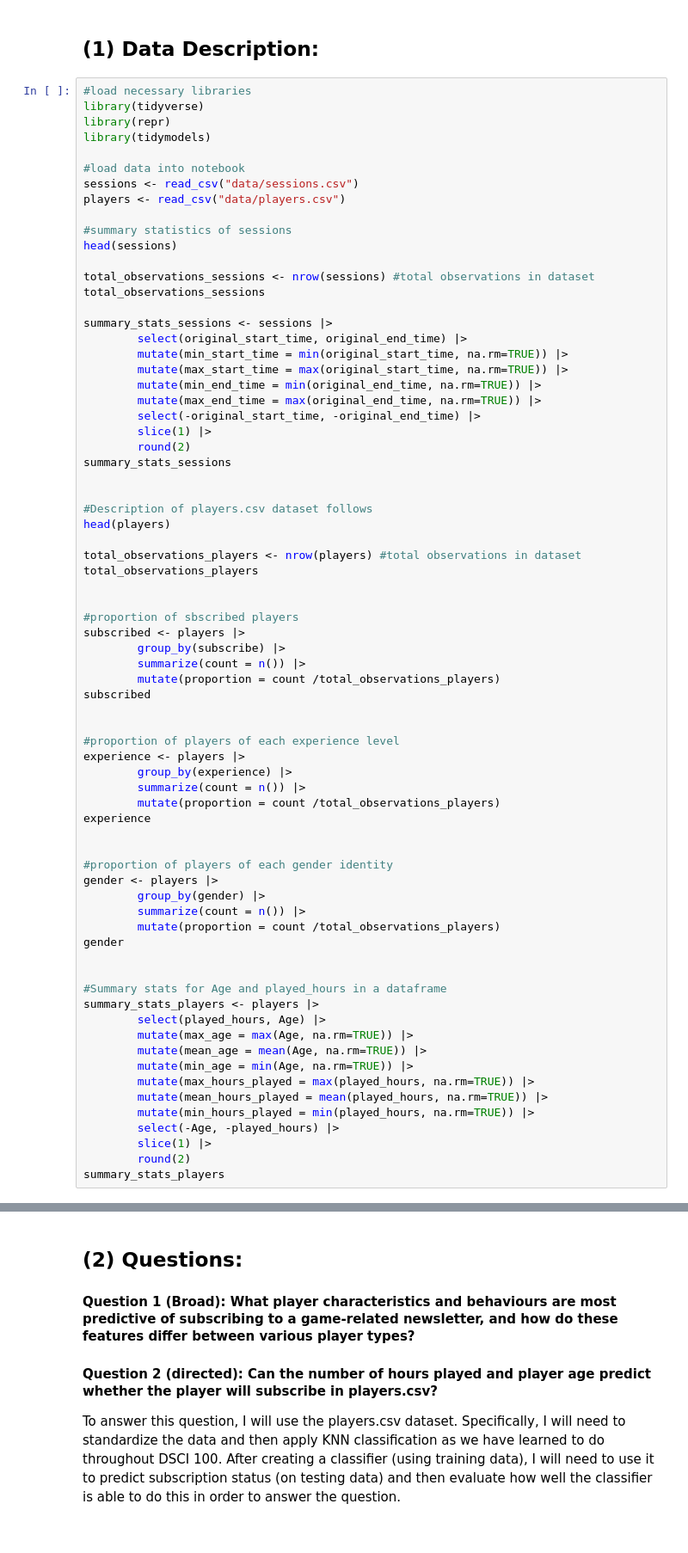
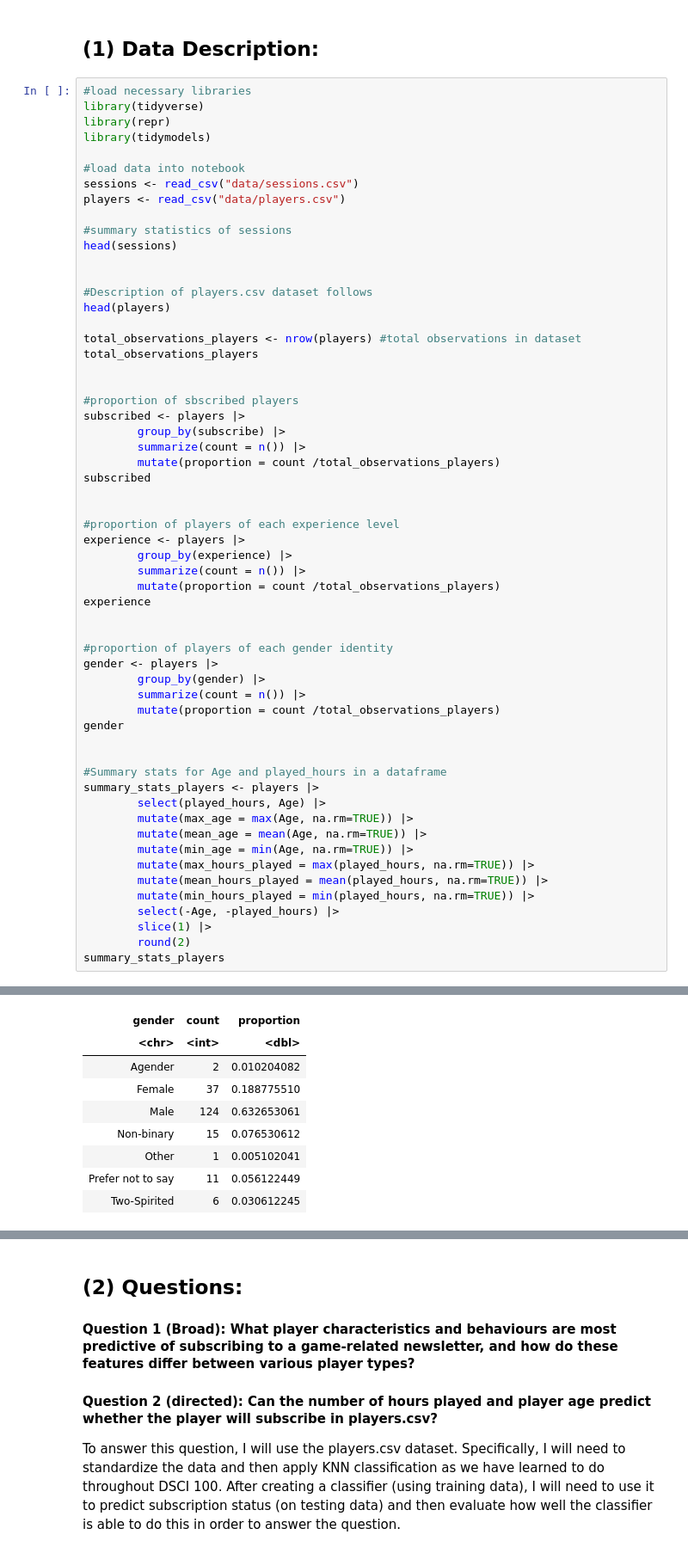
Before and after one commit to Rhettc1/DSCI-100-group-36, a Jupyter notebook: IndProjProp.ipynb, the cells around one changed output, grey strips where cells are left out. Shown at 86% size. Drawn from its saved outputs; the diff is of its cells as text.

Commit message:
Data Description Update
I removed the short data description for the sessions.csv dataset, as I am not continuing to work with it.

```diff
--- a/IndProjProp.ipynb
+++ b/IndProjProp.ipynb
@@ -12,20 +12,6 @@ players <- read_csv("data/players.csv")
 
 #summary statistics of sessions
 head(sessions)
-
-total_observations_sessions <- nrow(sessions) #total observations in dataset
-total_observations_sessions
-
-summary_stats_sessions <- sessions |>
-        select(original_start_time, original_end_time) |>
-        mutate(min_start_time = min(original_start_time, na.rm=TRUE)) |>
-        mutate(max_start_time = max(original_start_time, na.rm=TRUE)) |>
-        mutate(min_end_time = min(original_end_time, na.rm=TRUE)) |>
-        mutate(max_end_time = max(original_end_time, na.rm=TRUE)) |>
-        select(-original_start_time, -original_end_time) |>
-        slice(1) |>
-        round(2)
-summary_stats_sessions
 
 
 #Description of players.csv dataset follows
@@ -121,0 +112,9 @@ A tibble: 2 × 3
+| gender | count | proportion |
+| <chr> | <int> | <dbl> |
+| Agender | 2 | 0.010204082 |
+| Female | 37 | 0.188775510 |
+| Male | 124 | 0.632653061 |
+| Non-binary | 15 | 0.076530612 |
+| Other | 1 | 0.005102041 |
+| Prefer not to say | 11 | 0.056122449 |
+| Two-Spirited | 6 | 0.030612245 |
```
Also changed, not shown: parts of 2 cells of this notebook.
